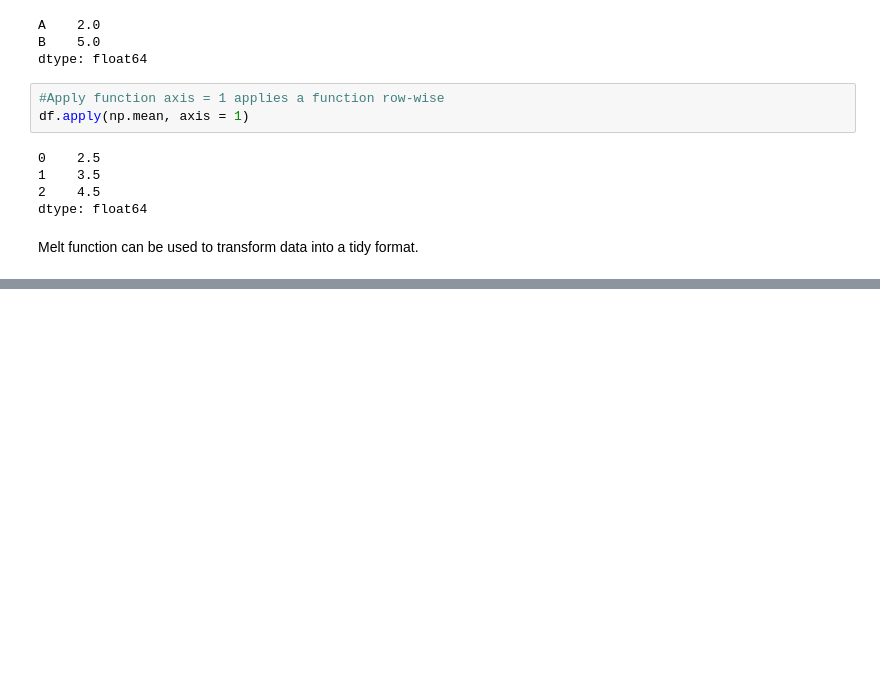
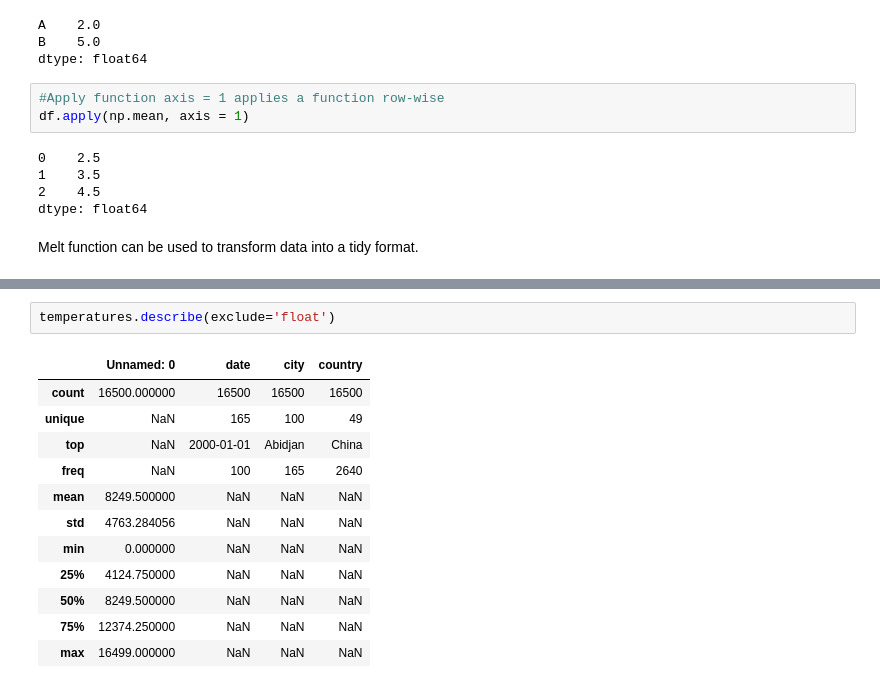
Before and after one commit to anita-owens/Data-with-Python, a Jupyter notebook: Cheat Sheet for Pandas Python.ipynb, the cells around one changed output, grey strips where cells are left out. Cells and saved outputs as stored; diff of their text form; blank space fills up the shorter version.

```diff
--- a/Cheat Sheet for Pandas Python.ipynb
+++ b/Cheat Sheet for Pandas Python.ipynb
@@ -1438,0 +1689,15 @@ Melt function can be used to transform data into a tidy format.
+# %%
+temperatures.describe(exclude='float')
+# %% [output]
+|  | Unnamed: 0 | date | city | country |
+| count | 16500.000000 | 16500 | 16500 | 16500 |
+| unique | NaN | 165 | 100 | 49 |
+| top | NaN | 2000-01-01 | Abidjan | China |
+| freq | NaN | 100 | 165 | 2640 |
+| mean | 8249.500000 | NaN | NaN | NaN |
+| std | 4763.284056 | NaN | NaN | NaN |
+| min | 0.000000 | NaN | NaN | NaN |
+| 25% | 4124.750000 | NaN | NaN | NaN |
+| 50% | 8249.500000 | NaN | NaN | NaN |
+| 75% | 12374.250000 | NaN | NaN | NaN |
+| max | 16499.000000 | NaN | NaN | NaN |
```
Also changed, not shown: parts of 22 cells of this notebook, 6 other files.
